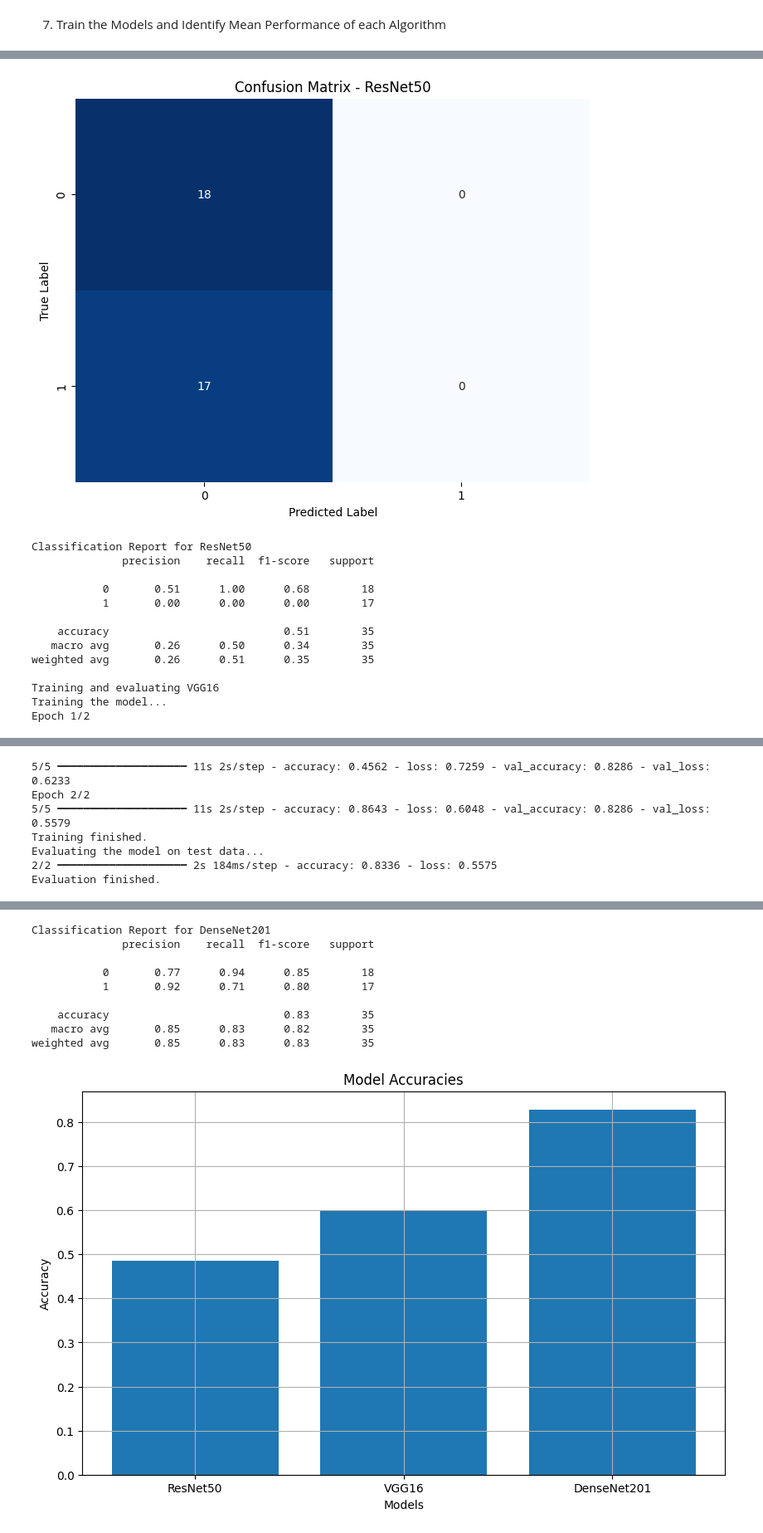
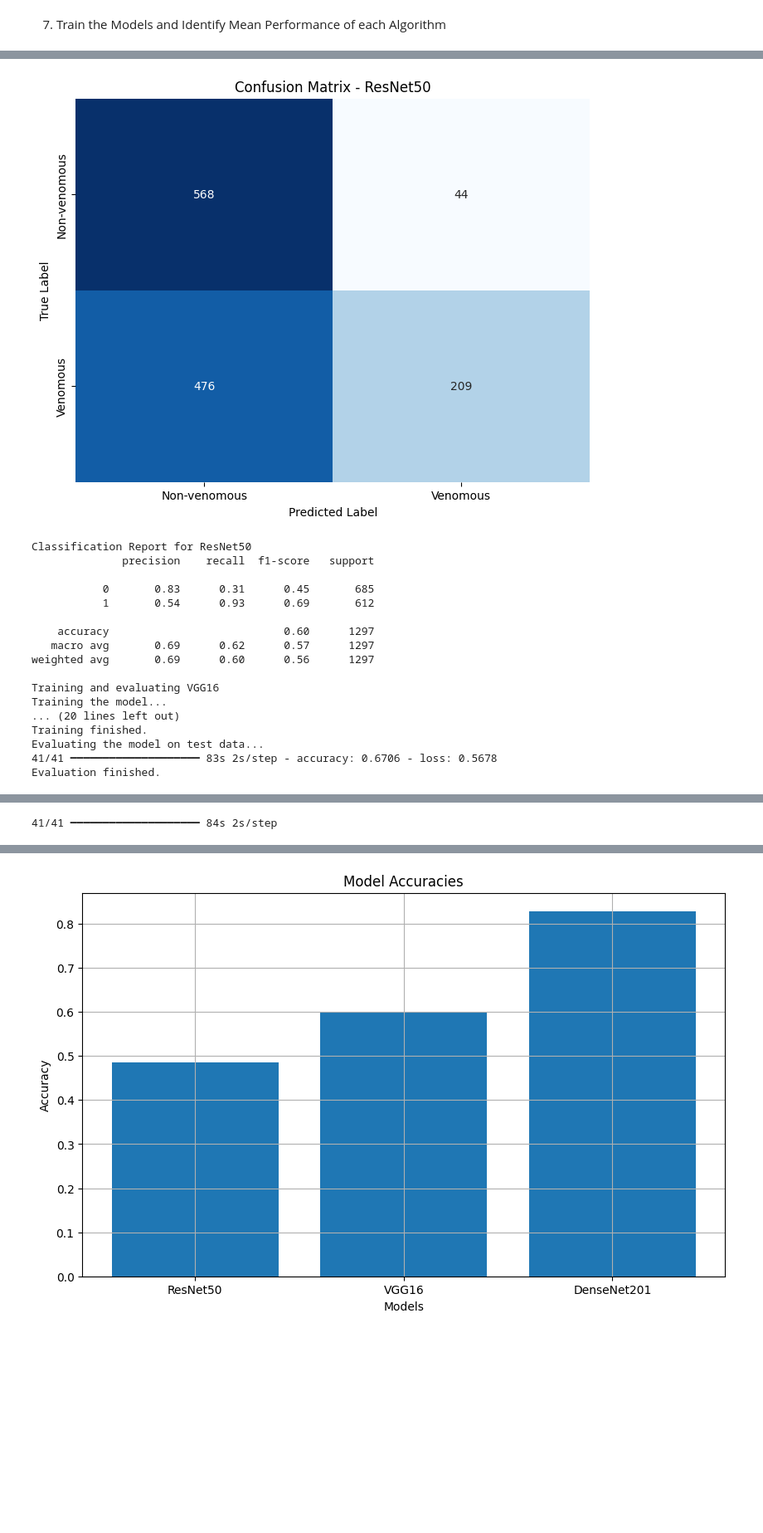
Before and after one commit to h4wks123/CS-3101-Thesis-Implementation, a Jupyter notebook: Model_Implementation.ipynb, the cells around one changed output, grey strips where cells are left out. Shown at 83% size. Cells and saved outputs as stored; diff of their text form; code cells hidden in the pictures; blank space fills up the shorter version.

Commit message:
[BAYER][Added Confusion Matrix]

```diff
--- a/Model_Implementation.ipynb
+++ b/Model_Implementation.ipynb
@@ -24,7 +24,7 @@ from sklearn.metrics import accuracy_score
 from sklearn.linear_model import LogisticRegression
 from sklearn.metrics import precision_score, recall_score, f1_score, confusion_matrix, classification_report
 # %%
-data_dir = r'C:\Users\ivanne bayer\Desktop\Computer Science\Comp Sci - Yr. 3 second sem\CS 3201 - Thesis 1\CS 3201 - Implementation\placeholder_test'
+data_dir = r'C:\Users\ivanne bayer\Desktop\Computer Science\Comp Sci - Yr. 3 second sem\CS 3201 - Thesis 1\CS 3201 - Implementation\placeholder'
 # %% [markdown]
 2. Performing EDA
 # %%
@@ -75,20 +75,21 @@ def load_images_and_labels(data_dir):
             y.append(label)
 
         # For venomous snakes, duplicate the images and add augmentation
-        # if folder == 'venomous':
-        #     venomous_images = X[-len(images_in_folder):]  # Get the original venomous images
+        if folder == 'venomous':
+            venomous_images = X[-len(images_in_folder):]  # Get the original venomous images
 
-        #     # Data augmentation for the duplicated images
-        #     datagen = ImageDataGenerator(
-        #         horizontal_flip=True,
-        #         zoom_range=0.3
-        #     )
+            # Data augmentation for the duplicated images
+            datagen = ImageDataGenerator(
+                horizontal_flip=True,
+                zoom_range=0.3
+            )
 
-        #     for image in venomous_images:
-        #         augmented_image = datagen.random_transform(image)
+            for image in venomous_images:
+                augmented_image = datagen.random_transform(image)
+                augmented_image = np.clip(augmented_image, 0, 1)
 
-        #         X.append(augmented_image)
-        #         y.append(label)
+                X.append(augmented_image)
+                y.append(label)
 
     return np.array(X), np.array(y)
 # %% [markdown]
@@ -172,7 +173,7 @@ def create_model(model_name):
 # %%
 def evaluate_model(model, X_train, X_test, y_train, y_test):
     print("Training the model...")
-    history = model.fit(X_train, y_train, epochs=2, batch_size=32, verbose=1, validation_data=(X_test, y_test))
+    history = model.fit(X_train, y_train, epochs=10, batch_size=32, verbose=1, validation_data=(X_test, y_test))
     print("Training finished.")
 
     print("Evaluating the model on test data...")
@@ -216,12 +217,22 @@ for name, model in models.items():
     y_pred = (y_pred_probs > 0.5).astype(int)
     cm = confusion_matrix(y_test, y_pred)
 
+    # Sort confusion matrix for venomous and non-venomous labels
+    cm_sorted = np.zeros_like(cm)
+    cm_sorted[0, 0] = cm[1, 1]
+    cm_sorted[0, 1] = cm[1, 0]
+    cm_sorted[1, 0] = cm[0, 1]
+    cm_sorted[1, 1] = cm[0, 0]
+
     plt.figure(figsize=(8, 6))
-    sns.heatmap(cm, annot=True, fmt="d", cmap="Blues", cbar=False)
+    sns.heatmap(cm_sorted, annot=True, fmt="d", cmap="Blues", cbar=False)
     plt.title('Confusion Matrix - ' + name)
     plt.xlabel('Predicted Label')
     plt.ylabel('True Label')
+    plt.xticks(ticks=[0.5, 1.5], labels=['Non-venomous', 'Venomous'])  # Update xticks labels
+    plt.yticks(ticks=[0.5, 1.5], labels=['Non-venomous', 'Venomous'])  # Update yticks labels
     plt.show()
+
 
     print("Classification Report for", name)
     print(classification_report(y_test, y_pred, zero_division='warn'))
@@ -241,14 +259,18 @@ Evaluation finished.
-[figure, old version]
+[figure, new version]
 Classification Report for ResNet50
               precision    recall  f1-score   support
 
-           0       0.51      1.00      0.68        18
-           1       0.00      0.00      0.00        17
+           0       0.83      0.31      0.45       685
+           1       0.54      0.93      0.69       612
 
-    accuracy                           0.51        35
-   macro avg       0.26      0.50      0.34        35
-weighted avg       0.26      0.51      0.35        35
+    accuracy                           0.60      1297
+   macro avg       0.69      0.62      0.57      1297
+weighted avg       0.69      0.60      0.56      1297
 
 Training and evaluating VGG16
 Training the model...
-Epoch 1/2
+... (20 lines left out)
+Training finished.
+Evaluating the model on test data...
+41/41 ━━━━━━━━━━━━━━━━━━━━ 83s 2s/step - accuracy: 0.6706 - loss: 0.5678
+Evaluation finished.
@@ -255,7 +278 @@ Epoch 1/2
-5/5 ━━━━━━━━━━━━━━━━━━━━ 11s 2s/step - accuracy: 0.4562 - loss: 0.7259 - val_accuracy: 0.8286 - val_loss: 0.6233
-Epoch 2/2
-5/5 ━━━━━━━━━━━━━━━━━━━━ 11s 2s/step - accuracy: 0.8643 - loss: 0.6048 - val_accuracy: 0.8286 - val_loss: 0.5579
-Training finished.
-Evaluating the model on test data...
-2/2 ━━━━━━━━━━━━━━━━━━━━ 2s 184ms/step - accuracy: 0.8336 - loss: 0.5575
-Evaluation finished.
+41/41 ━━━━━━━━━━━━━━━━━━━━ 84s 2s/step
@@ -288,12 +297,3 @@ Evaluation finished.
-Classification Report for DenseNet201
-              precision    recall  f1-score   support
-
-           0       0.77      0.94      0.85        18
-           1       0.92      0.71      0.80        17
-
-    accuracy                           0.83        35
-   macro avg       0.85      0.83      0.82        35
-weighted avg       0.85      0.83      0.83        35
 # %%
 model_names = list(accuracies.keys())
 model_accuracies = list(accuracies.values())
```
Also changed, not shown: parts of 6 cells of this notebook.
